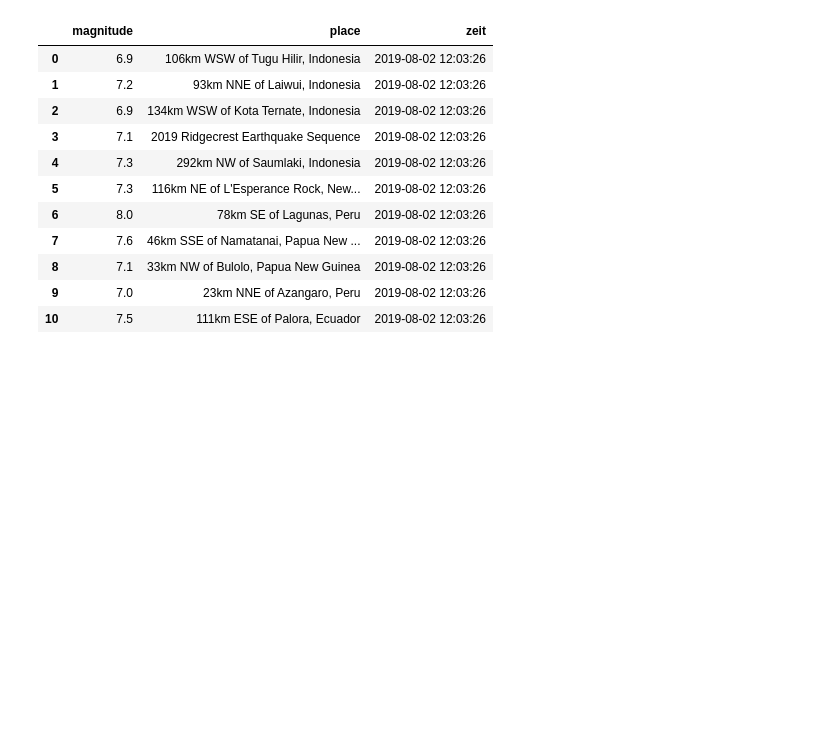
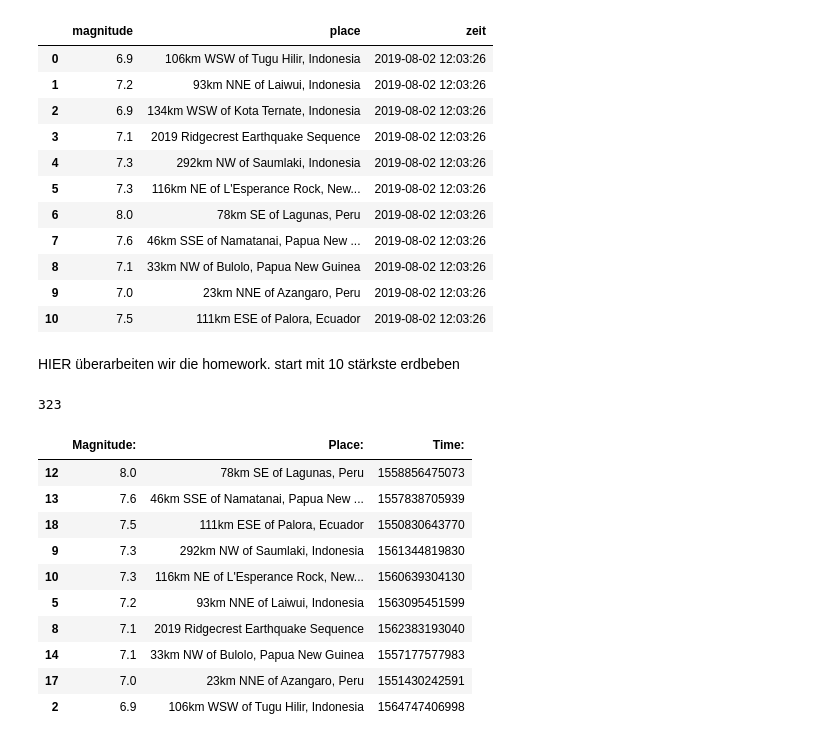
Before and after one commit to sandrarutschi/cas-ddj, a Jupyter notebook: 06 APIs, Scraping I/Homework Requests 23.09.2019.ipynb, the cells around one changed output. Cells and saved outputs as stored; diff of their text form; code cells hidden in the pictures; blank space fills up the shorter version.

```diff
--- a/06 APIs, Scraping I/Homework Requests 23.09.2019.ipynb
+++ b/06 APIs, Scraping I/Homework Requests 23.09.2019.ipynb
@@ -41,6 +41,19 @@ response.text
 # %% [markdown]
 3. Zeige nur die Erdbeben an, die in den letzten 5 Jahren eine Mindeststärke von 5,5 hatten? (Neue Parameter kannst Du mit den Zeichen "&" ergänzen. Lese Dich in die Dokumentation ein, um noch mehr Parameter kennezulernen)
 # %%
-r = requests.get('https://earthquake.usgs.gov/fdsnws/event/1/count?starttime=2014-09-23&endtime=2019-09-23&minmagnitude=5.5')
-r.text
+erdbeben = requests.get('https://earthquake.usgs.gov/fdsnws/event/1/count?starttime=2014-09-23&endtime=2019-09-23&minmagnitude=5.5')
+print(erdbeben.text)
+erdbeben=erdbeben.json()
+erdbeben.keys()
+erdbebenliste = erdbeben["features"]
+
+for erdbeben in erdbebenliste:
+    mag=erdbeben["properties"]["mag"]
+    print (mag)
+    try:
+        if mag > 5.49:
+            print(mag)
+    except:
+        if None:
+            continue
 # %% [output]
@@ -196,3 +210,5 @@ pd.DataFrame(definitive_liste)
 | 8 | 7.1 | 33km NW of Bulolo, Papua New Guinea | 2019-08-02 12:03:26 |
 | 9 | 7.0 | 23km NNE of Azangaro, Peru | 2019-08-02 12:03:26 |
 | 10 | 7.5 | 111km ESE of Palora, Ecuador | 2019-08-02 12:03:26 |
+# %% [markdown]
+HIER überarbeiten wir die homework. start mit 10 stärkste erdbeben
@@ -198,0 +230,33 @@ pd.DataFrame(definitive_liste)
+# %%
+len(leereliste)
+# %% [output]
+323
+# %%
+erdbeben_max = requests.get("https://earthquake.usgs.gov/fdsnws/event/1/query?format=geojson&starttime=2019-01-01&endtime=2019-09-24&minmagnitude=6.5")
+erdbeben_max = erdbeben_max.json() #json ist ein formatierungsschritt, den ich machen muss, damit python das lesen kann.
+#json ist dann ein dictionary, aus dem ich mit der funktion erdbeben_max.keys() die keys rauslesen kann. einer dieser keys ist hier features
+erdbeben_max = erdbeben_max["features"]
+
+import time
+top2019 = []
+
+for beben in erdbeben_max:
+    magnitude = beben["properties"]["mag"]
+    place = beben["properties"]["place"]
+    zeit = beben["properties"]["time"]
+    mini_dict = {"Magnitude: ":magnitude, "Place: ":place, "Time: ":zeit}
+
+    top2019.append(mini_dict)
+pd.DataFrame(top2019).sort_values("Magnitude: ", ascending=False)[:10]
+# %% [output]
+|  | Magnitude: | Place: | Time: |
+| 12 | 8.0 | 78km SE of Lagunas, Peru | 1558856475073 |
+| 13 | 7.6 | 46km SSE of Namatanai, Papua New ... | 1557838705939 |
+| 18 | 7.5 | 111km ESE of Palora, Ecuador | 1550830643770 |
+| 9 | 7.3 | 292km NW of Saumlaki, Indonesia | 1561344819830 |
+| 10 | 7.3 | 116km NE of L'Esperance Rock, New... | 1560639304130 |
+| 5 | 7.2 | 93km NNE of Laiwui, Indonesia | 1563095451599 |
+| 8 | 7.1 | 2019 Ridgecrest Earthquake Sequence | 1562383193040 |
+| 14 | 7.1 | 33km NW of Bulolo, Papua New Guinea | 1557177577983 |
+| 17 | 7.0 | 23km NNE of Azangaro, Peru | 1551430242591 |
+| 2 | 6.9 | 106km WSW of Tugu Hilir, Indonesia | 1564747406998 |
```
Also changed, not shown: parts of 7 cells of this notebook, 3 other files.
